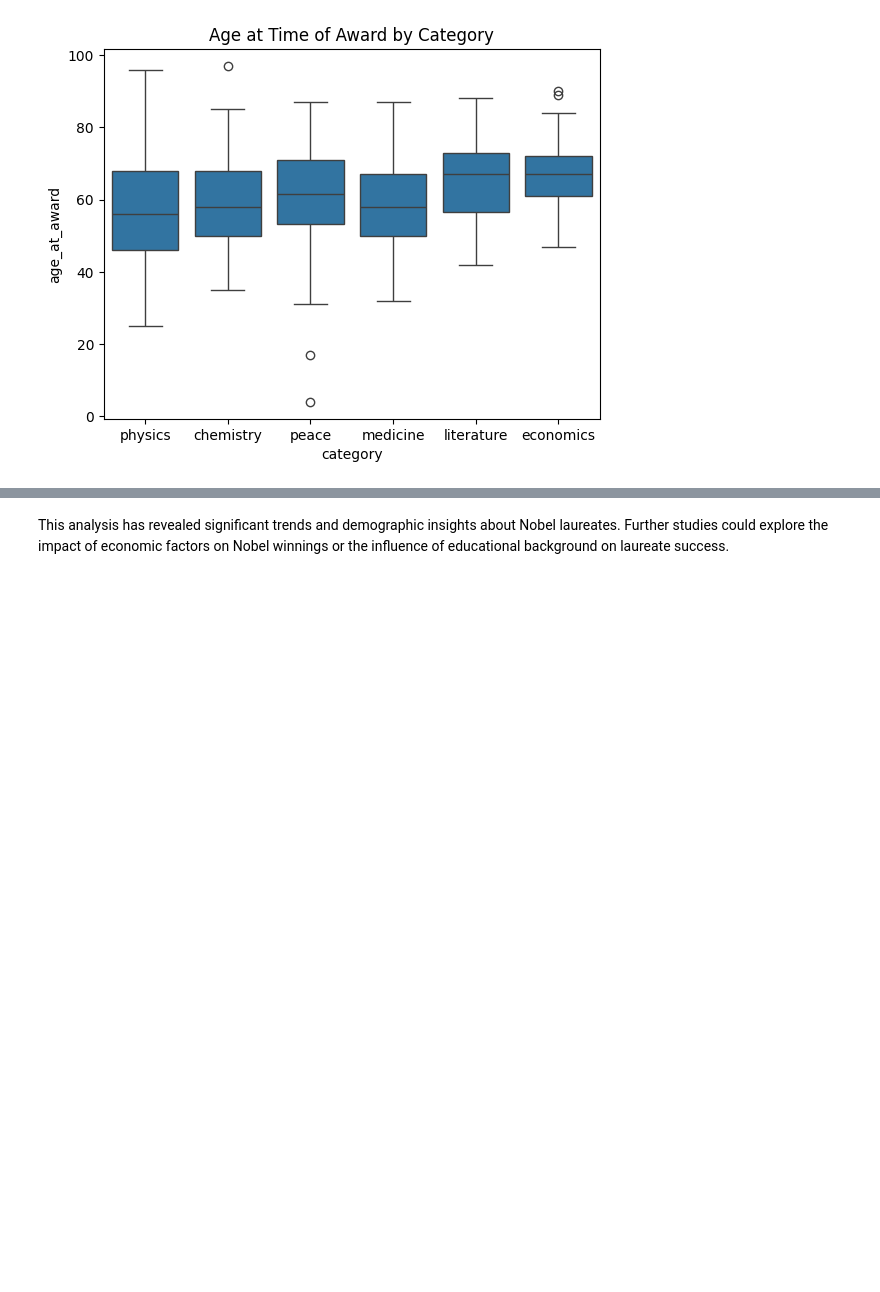
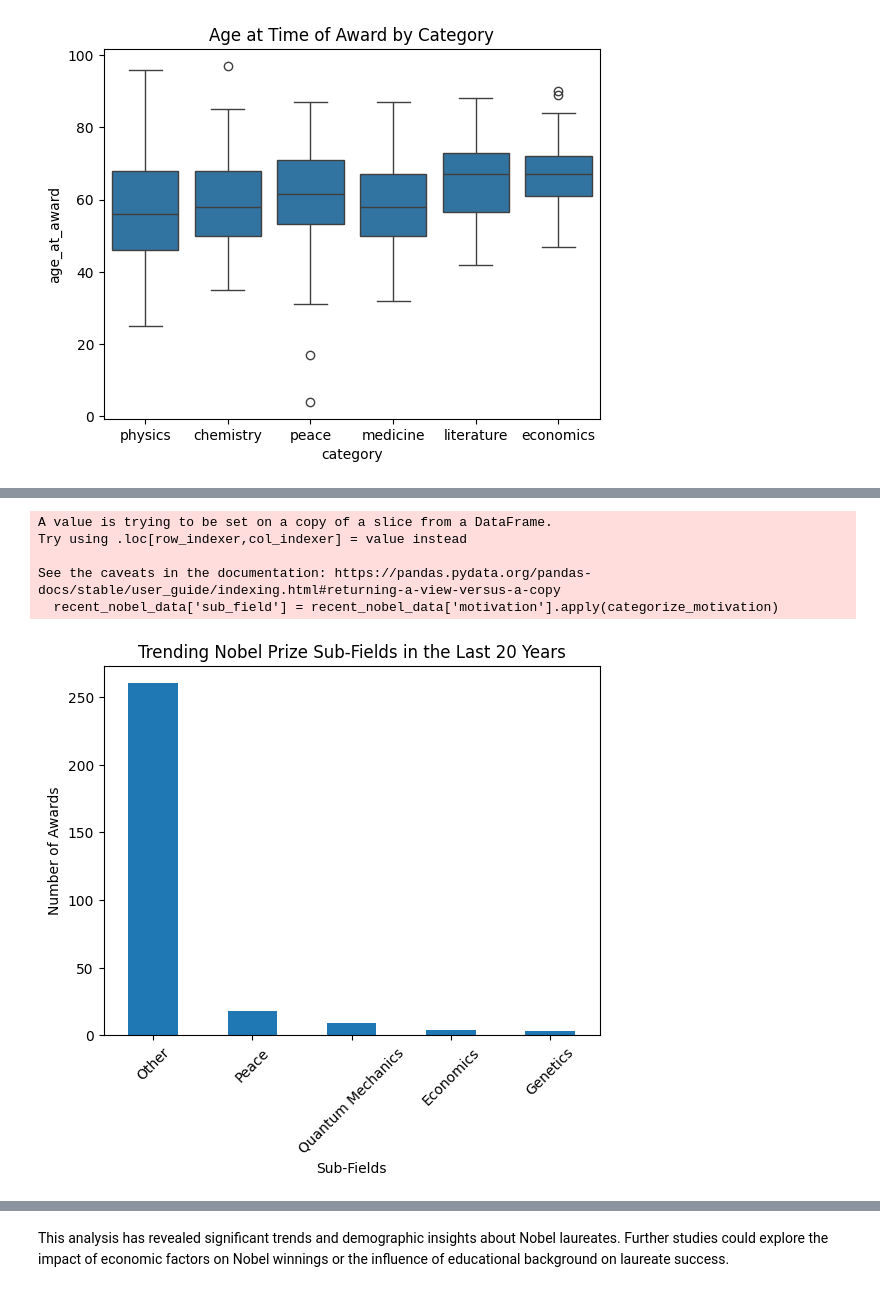
Before and after one commit to JJlz2/PROJ2INDIVIDUAL, a Jupyter notebook: Project2.ipynb, the cells around one changed output, grey strips where cells are left out. Drawn from its saved outputs; the diff is of its cells as text; code cells hidden in the pictures; blank space fills up the shorter version.

```diff
--- a/Project2.ipynb
+++ b/Project2.ipynb
@@ -266,0 +305,33 @@ Oldest Laureate: John Goodenough, Age: 97.0
+# %%
+def categorize_motivation(text):
+    if 'DNA' in text:
+        return 'Genetics'
+    elif 'quantum' in text:
+        return 'Quantum Mechanics'
+    elif 'peace' in text:
+        return 'Peace'
+    elif 'economics' in text:
+        return 'Economics'
+    elif 'literature' in text:
+        return 'Literature'
+    else:
+        return 'Other'
+recent_nobel_data = nobel_data[nobel_data['year'] >= 2000]
+
+recent_nobel_data['sub_field'] = recent_nobel_data['motivation'].apply(categorize_motivation)
+
+sub_field_counts = recent_nobel_data['sub_field'].value_counts()
+
+sub_field_counts.plot(kind='bar')
+plt.title('Trending Nobel Prize Sub-Fields in the Last 20 Years')
+plt.xlabel('Sub-Fields')
+plt.ylabel('Number of Awards')
+plt.xticks(rotation=45)
+plt.show()
+# %% [output]
+A value is trying to be set on a copy of a slice from a DataFrame.
+Try using .loc[row_indexer,col_indexer] = value instead
+
+See the caveats in the documentation: https://pandas.pydata.org/pandas-docs/stable/user_guide/indexing.html#returning-a-view-versus-a-copy
+  recent_nobel_data['sub_field'] = recent_nobel_data['motivation'].apply(categorize_motivation)
+[figure, added]
```
Also changed, not shown: parts of 8 cells of this notebook.
